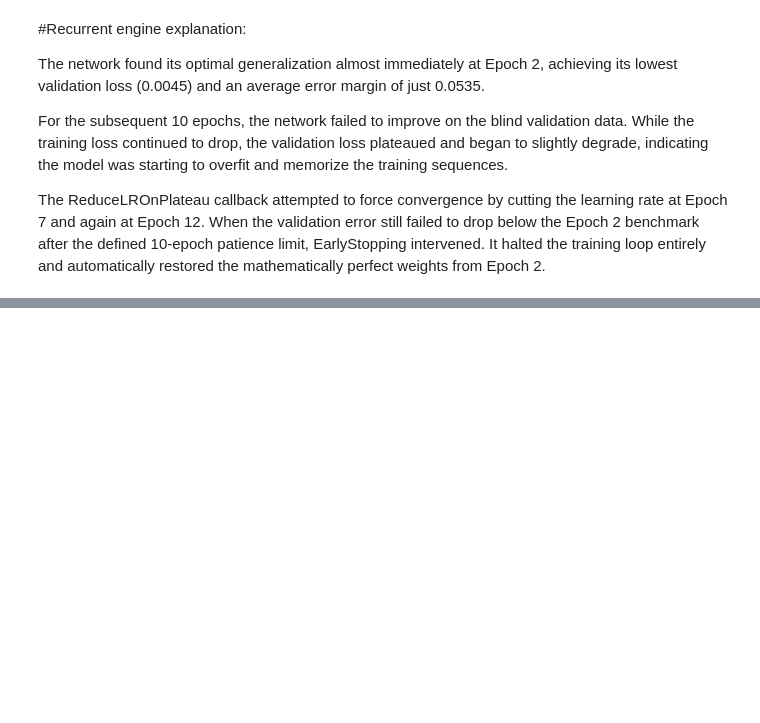
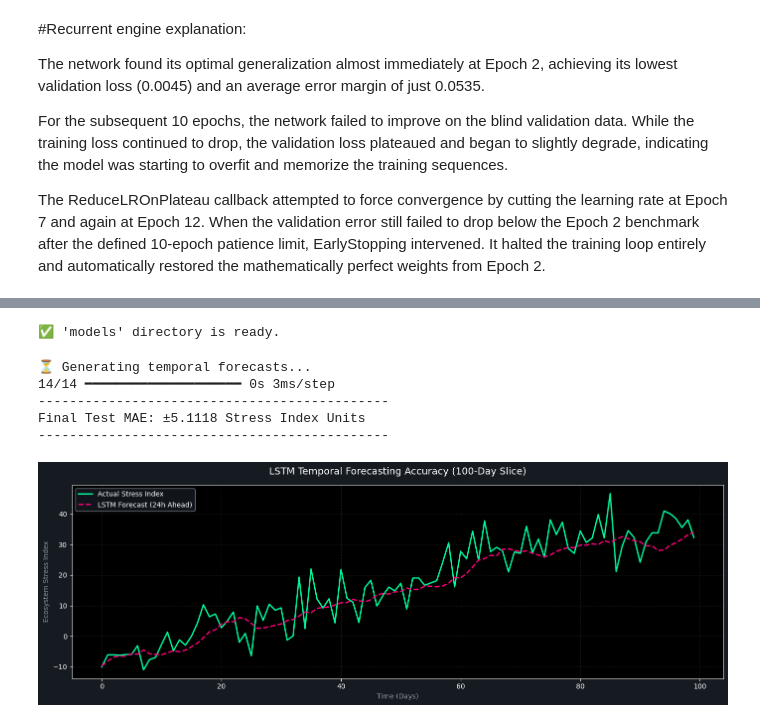
Before and after one commit to sultanjacob/Applied-Machine-Learning, a Jupyter notebook: 14_Deep_Learning/03_RNN_Temporal_Forecasting.ipynb, the cells around one changed output, grey strips where cells are left out. Drawn from its saved outputs; the diff is of its cells as text; code cells hidden in the pictures; blank space fills up the shorter version.

Commit message:
Temporal Evaluation & Forecasting Accuracy

```diff
--- a/14_Deep_Learning/03_RNN_Temporal_Forecasting.ipynb
+++ b/14_Deep_Learning/03_RNN_Temporal_Forecasting.ipynb
@@ -249,0 +254,47 @@ The ReduceLROnPlateau callback attempted to force convergence by cutting the lea
+# %%
+import os
+
+# Create the models directory if it does not exist
+os.makedirs('models', exist_ok=True)
+print("✅ 'models' directory is ready.")
+# %% [output]
+✅ 'models' directory is ready.
+# %%
+# 1. Generate predictions on the blind Test sequences
+print("⏳ Generating temporal forecasts...")
+y_pred_scaled = lstm_model.predict(X_test_seq)
+
+# 2. Inverse transform predictions and actuals back to original physical units
+y_pred_actual = scaler_y.inverse_transform(y_pred_scaled)
+y_test_actual = scaler_y.inverse_transform(y_test_seq)
+
+# 3. Calculate final physical Mean Absolute Error
+final_mae = np.mean(np.abs(y_pred_actual - y_test_actual))
+print("-" * 45)
+print(f"Final Test MAE: ±{final_mae:.4f} Stress Index Units")
+print("-" * 45)
+
+# 4. Plot the forecast against reality (showing a 100-day slice for clarity)
+plt.figure(figsize=(14, 5), facecolor='#161b22')
+plt.style.use('dark_background')
+
+time_slice = 100
+plt.plot(y_test_actual[:time_slice], label='Actual Stress Index', color='#00ff9f', linewidth=2)
+plt.plot(y_pred_actual[:time_slice], label='LSTM Forecast (24h Ahead)', color='#ff007c', linestyle='--', linewidth=2)
+
+plt.title('LSTM Temporal Forecasting Accuracy (100-Day Slice)', color='white', pad=15, fontsize=14)
+plt.xlabel('Time (Days)', color='#8b949e')
+plt.ylabel('Ecosystem Stress Index', color='#8b949e')
+plt.legend(facecolor='#161b22', edgecolor='#8b949e')
+plt.grid(True, color='#30363d', linestyle='--', alpha=0.5)
+
+plt.tight_layout()
+plt.savefig('models/lstm_forecast_evaluation.png', dpi=300, facecolor='#161b22')
+plt.show()
+# %% [output]
+⏳ Generating temporal forecasts...
+14/14 ━━━━━━━━━━━━━━━━━━━━ 0s 3ms/step
+---------------------------------------------
+Final Test MAE: ±5.1118 Stress Index Units
+---------------------------------------------
+[figure, added]
```
Also changed, not shown: parts of 3 cells of this notebook.
